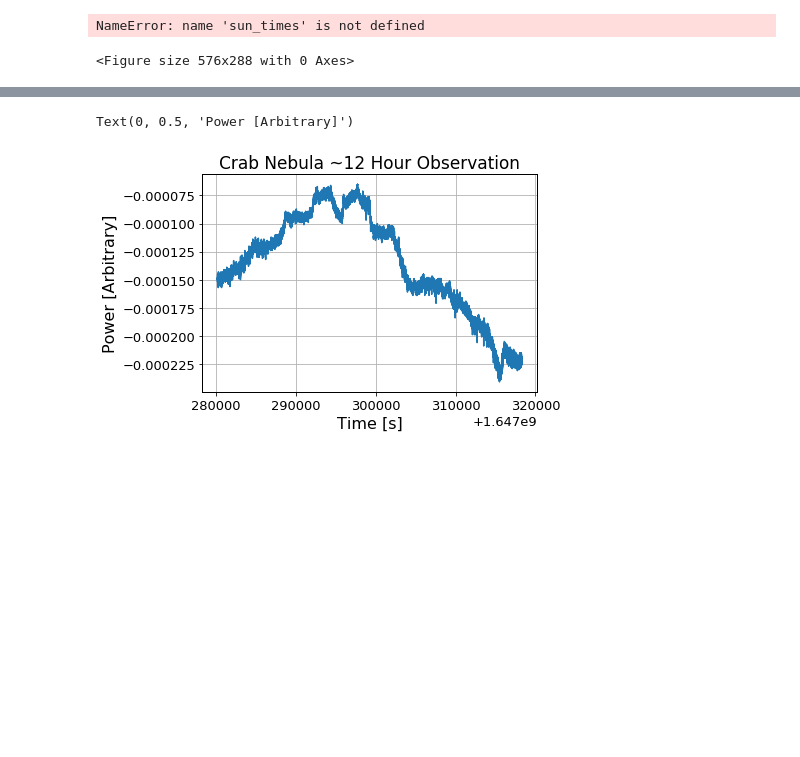
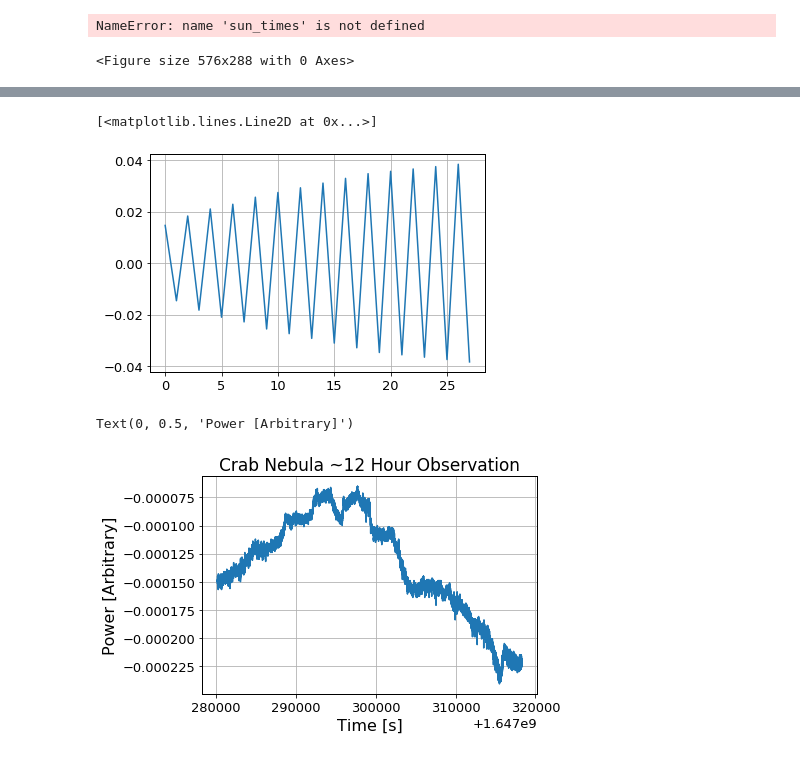
Before and after one commit to James11222/radiolab_repo, a Jupyter notebook: lab3/Emily/lab3.ipynb, the cells around one changed output, grey strips where cells are left out. Saved outputs shown, nothing was run; the diff lists cells and outputs as text; code cells hidden in the pictures; blank space fills up the shorter version.

```diff
--- a/lab3/Emily/lab3.ipynb
+++ b/lab3/Emily/lab3.ipynb
@@ -98,3 +145,8 @@ sun_times[1] - sun_times[0]
+# %%
+plt.plot(ha_peaks, peaks)
+# %% [output]
+[<matplotlib.lines.Line2D at 0x...>]
+[figure, added]
 # %%
 crab_12_data, crab_12_time = np.load('data/final_data.npy')
 # %%
```
Also changed, not shown: parts of 17 cells of this notebook, 1 other file.
